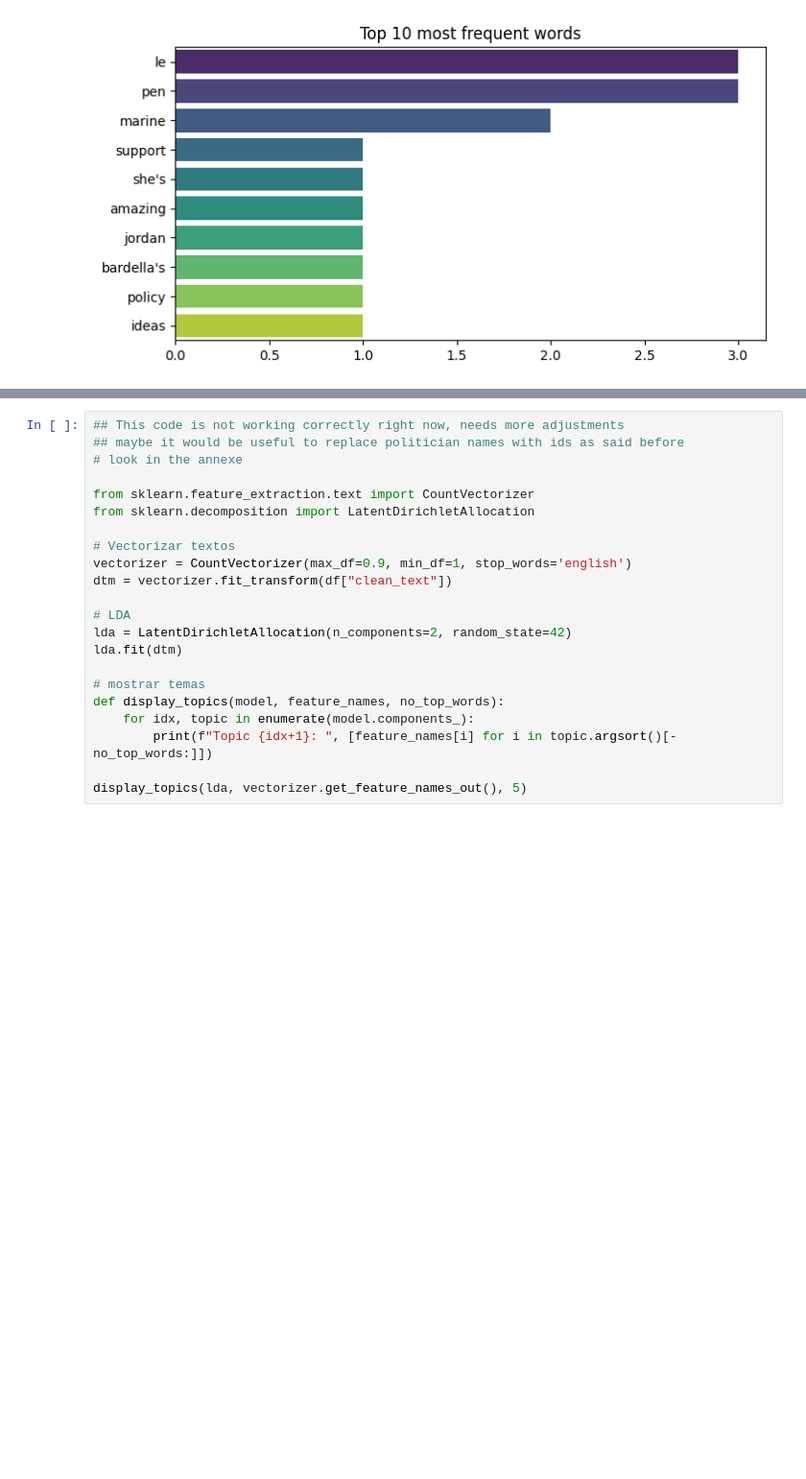
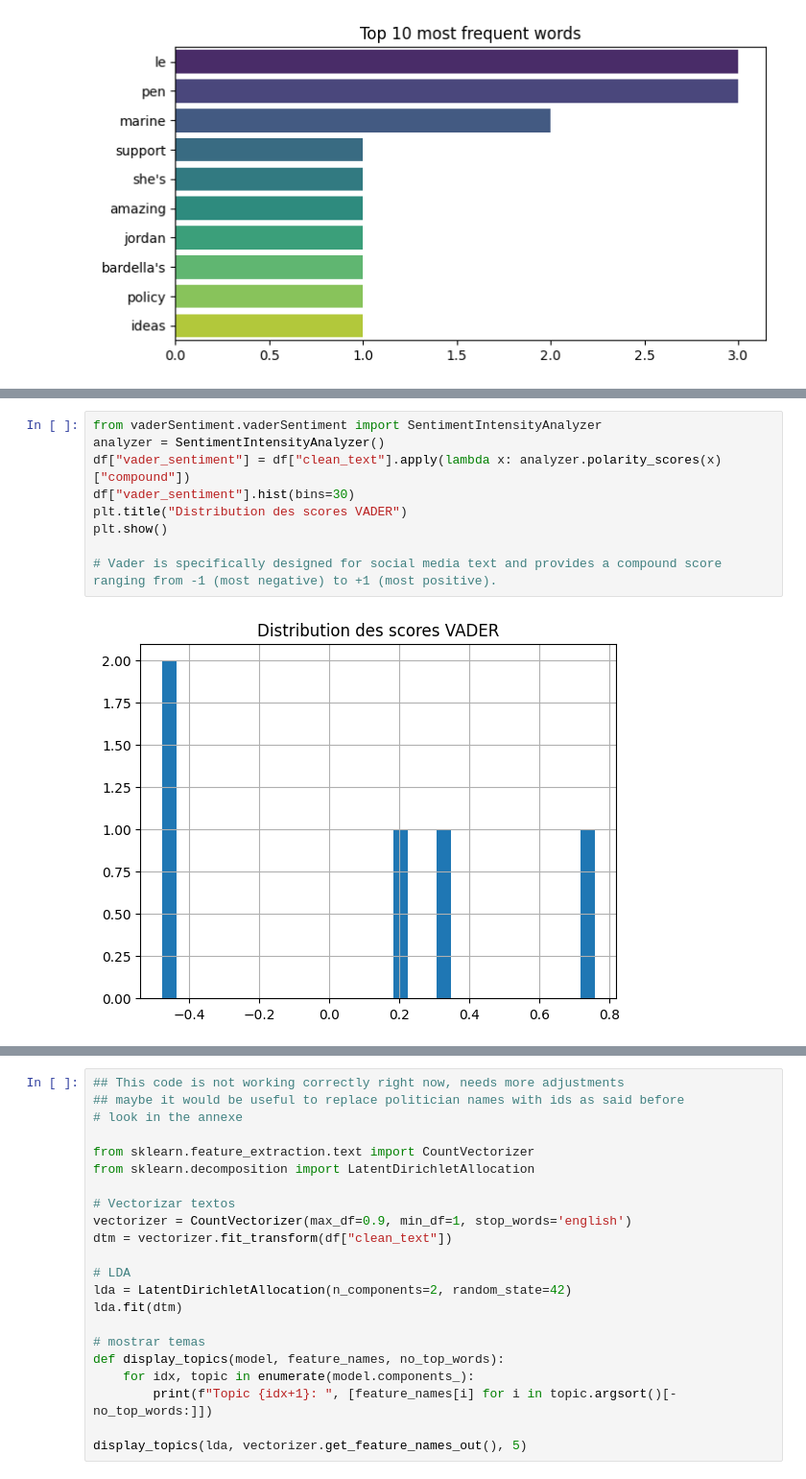
Before and after one commit to micagonzdark/ComputationalSocialSciences, a Jupyter notebook: project/analysis.ipynb, the cells around one changed output, grey strips where cells are left out. Shown at 96% size. Drawn from its saved outputs; the diff is of its cells as text; blank space fills up the shorter version.

```diff
--- a/project/analysis.ipynb
+++ b/project/analysis.ipynb
@@ -552,0 +642,11 @@ plt.show()
+# %%
+from vaderSentiment.vaderSentiment import SentimentIntensityAnalyzer
+analyzer = SentimentIntensityAnalyzer()
+df["vader_sentiment"] = df["clean_text"].apply(lambda x: analyzer.polarity_scores(x)["compound"])
+df["vader_sentiment"].hist(bins=30)
+plt.title("Distribution des scores VADER")
+plt.show()
+
+# Vader is specifically designed for social media text and provides a compound score ranging from -1 (most negative) to +1 (most positive).
+# %% [output]
+[figure, added]
```
Also changed, not shown: parts of 11 cells of this notebook, 1 other file.
